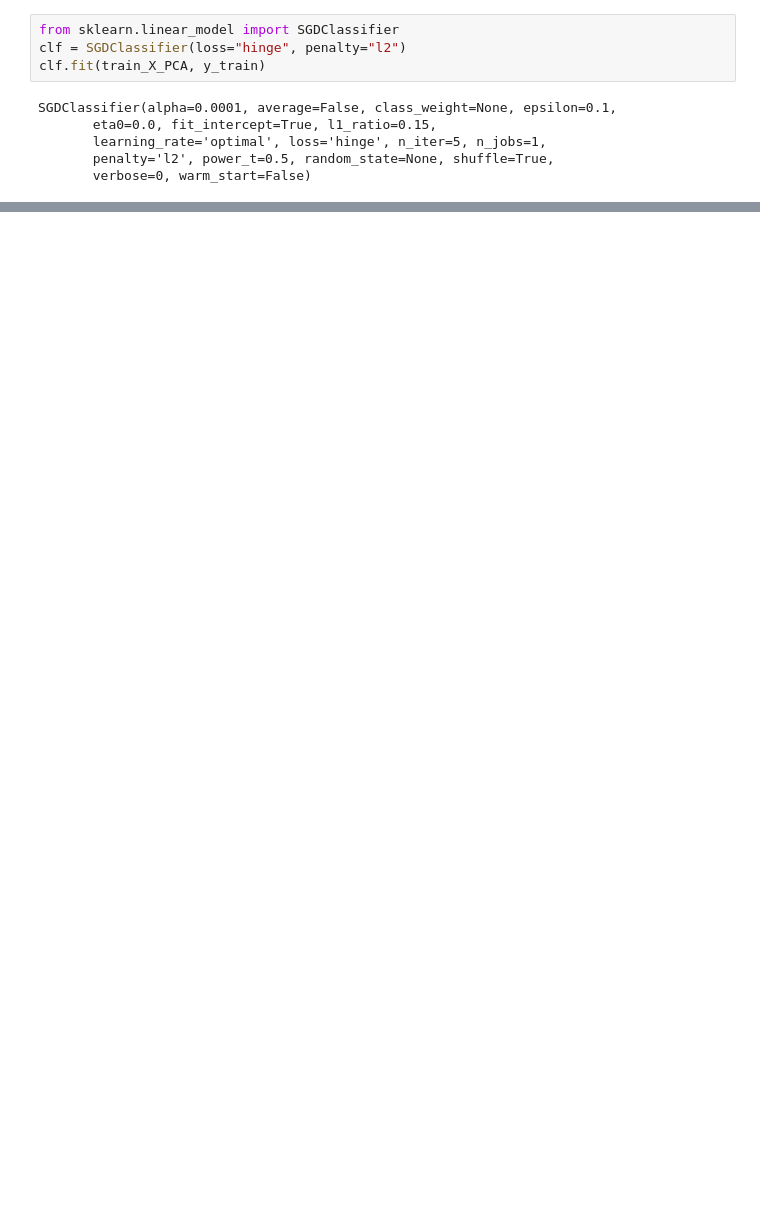
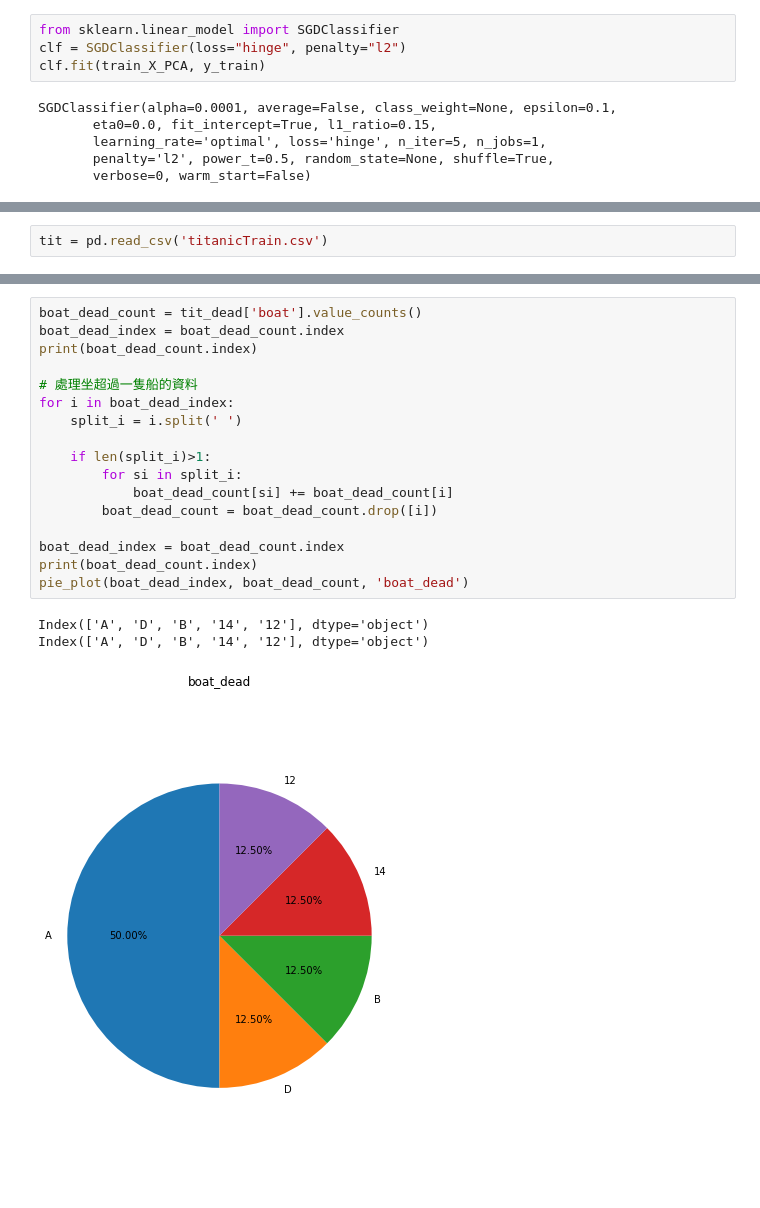
Before and after one commit to cmengwong/STASD, a Jupyter notebook: week8/hw8.ipynb, the cells around one changed output, grey strips where cells are left out. Saved outputs shown, nothing was run; the diff lists cells and outputs as text; blank space fills up the shorter version.

```diff
--- a/week8/hw8.ipynb
+++ b/week8/hw8.ipynb
@@ -294,0 +299,2 @@ print(acc)
+# %%
+tit = pd.read_csv('titanicTrain.csv')
@@ -294,0 +459,21 @@ print(acc)
+# %%
+boat_dead_count = tit_dead['boat'].value_counts()
+boat_dead_index = boat_dead_count.index
+print(boat_dead_count.index)
+
+# 處理坐超過一隻船的資料
+for i in boat_dead_index:
+    split_i = i.split(' ')
+
+    if len(split_i)>1:
+        for si in split_i:
+            boat_dead_count[si] += boat_dead_count[i]
+        boat_dead_count = boat_dead_count.drop([i])
+
+boat_dead_index = boat_dead_count.index
+print(boat_dead_count.index)
+pie_plot(boat_dead_index, boat_dead_count, 'boat_dead')
+# %% [output]
+Index(['A', 'D', 'B', '14', '12'], dtype='object')
+Index(['A', 'D', 'B', '14', '12'], dtype='object')
+[figure, added]
```
Also changed, not shown: parts of 52 cells of this notebook.
